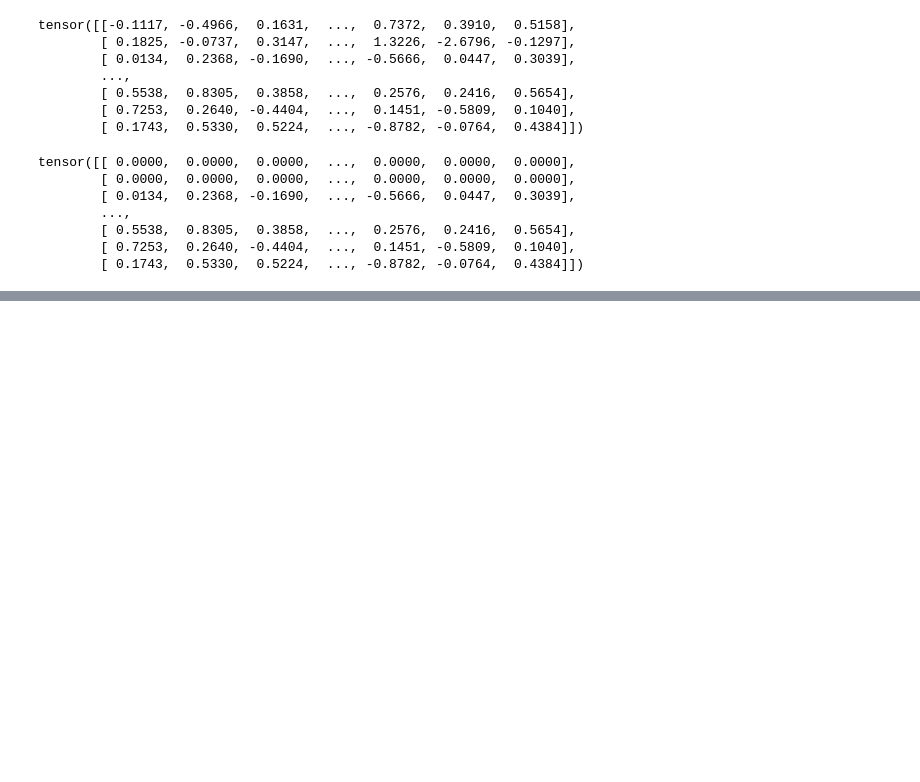
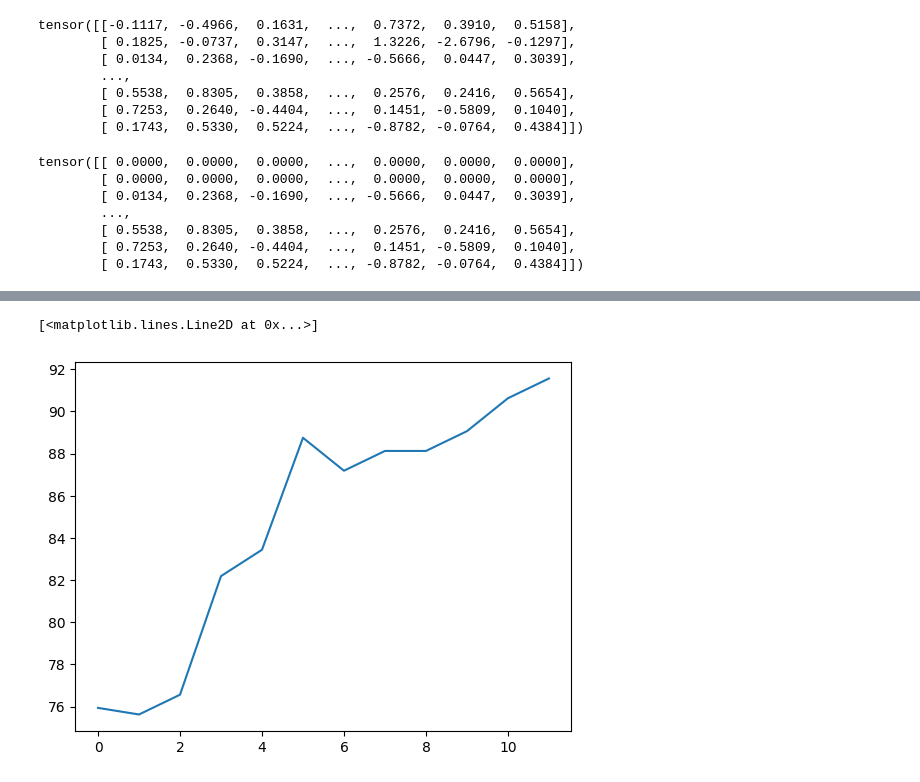
Before and after one commit to ganeshred/NLPAuthorshipAttributionNLM, a Jupyter notebook: Attention_bi_LSTM_task2.ipynb, the cells around one changed output, grey strips where cells are left out. Drawn from its saved outputs; the diff is of its cells as text; code cells hidden in the pictures; blank space fills up the shorter version.

```diff
--- a/Attention_bi_LSTM_task2.ipynb
+++ b/Attention_bi_LSTM_task2.ipynb
@@ -432,0 +500,5 @@ Test Loss: 0.316 | Test Acc: 86.44%
+# %%
+plt.plot(valid_accs)
+# %% [output]
+[<matplotlib.lines.Line2D at 0x...>]
+[figure, added]
```
Also changed, not shown: parts of 27 cells of this notebook.
